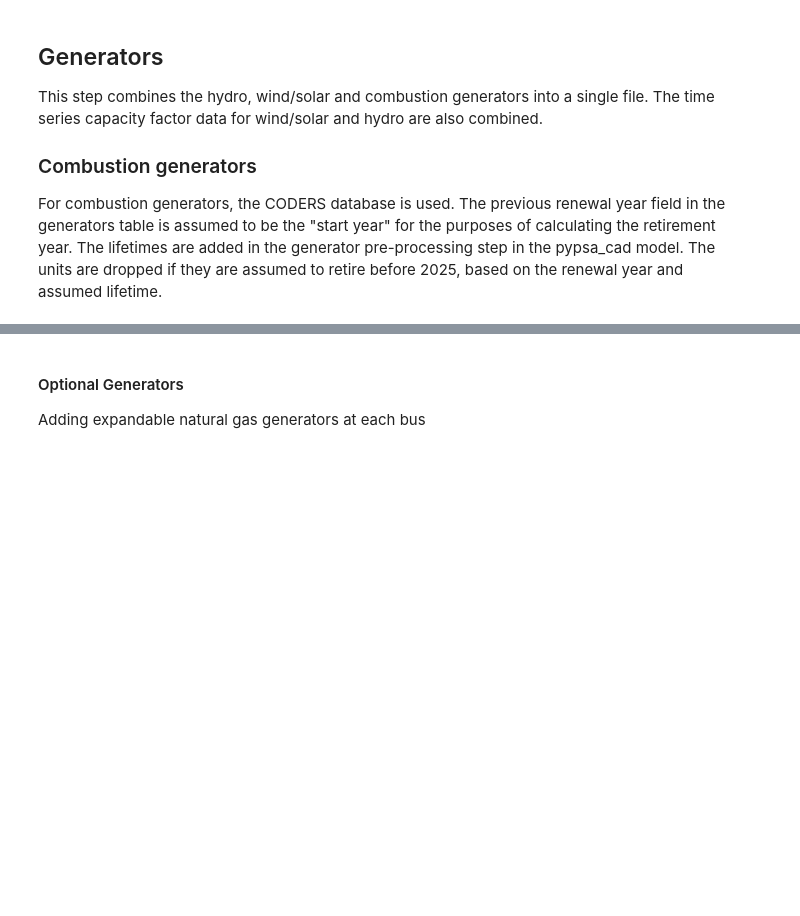
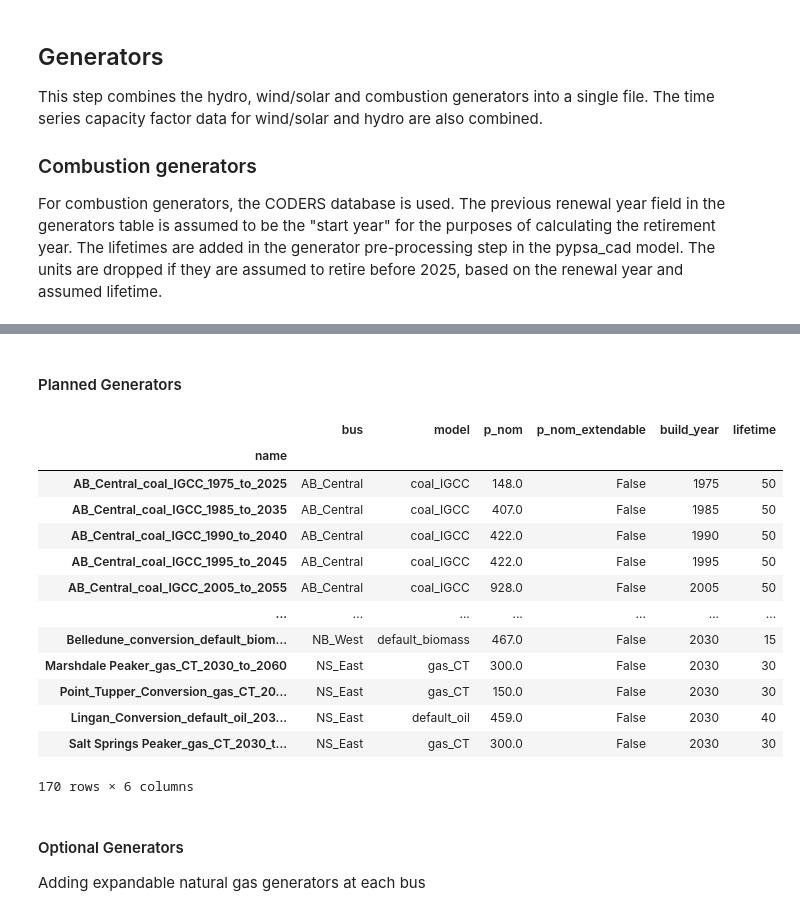
Before and after one commit to NRCan/pypsa-canada-national, a Jupyter notebook: 4 - Create Model.ipynb, the cells around one changed output, grey strips where cells are left out. Cells and saved outputs as stored; diff of their text form; code cells hidden in the pictures; blank space fills up the shorter version.

```diff
--- a/4 - Create Model.ipynb
+++ b/4 - Create Model.ipynb
@@ -141,3 +144,48 @@ combustion_gens.head()
+# %% [markdown]
+#### Planned Generators
+# %%
+# Planned generator data
+planned_gens = pd.read_csv(os.path.join(path, 'data', 'planned_projects', 'new_capacity.csv'))
+planned_gens = planned_gens[~planned_gens.gen_type.isin(['hydro_run', 'hydro_daily', 'hydro_monthly', 'solar_PV', 'wind_ons'])]
+planned_gens['geometry'] = planned_gens.apply(lambda row: Point(row.longitude, row.latitude), axis=1)
+planned_gens = gpd.GeoDataFrame(planned_gens, geometry=planned_gens.geometry, index=planned_gens.index, crs='EPSG:4326').to_crs('EPSG: 3347')
+planned_gens = planned_gens.sjoin_nearest(clusters, how='left')
+planned_gens = planned_gens.drop(['geometry', 'province'], axis=1)
+planned_gens = planned_gens.rename({'generation_unit_name': 'name', 'gen_type': 'model', 'unit_installed_capacity':'p_nom', 'cluster':'bus'}, axis=1)
+planned_gens['p_nom_extendable'] = False
+planned_gens['lifetime'] = planned_gens['model'].map(gen_life)
+
+planned_gens['build_year'] = (5 * np.ceil((planned_gens['build_year']) / 5)).astype(int)
+
+planned_gens['retirement_year'] = (5 * np.ceil((planned_gens['build_year'] + planned_gens['lifetime']) / 5)).astype(int)
+planned_gens['retirement_year'] = planned_gens['name'].map(retirements).fillna(planned_gens.retirement_year)
+planned_gens['retirement_year'] = (5 * np.ceil((planned_gens['retirement_year']) / 5)).astype(int)
+
+planned_gens['lifetime'] = planned_gens['retirement_year'].subtract(planned_gens['build_year'])
+
+planned_gens['name'] = planned_gens.name + '_' + planned_gens.model + '_' + planned_gens.build_year.astype(str) + '_to_' + planned_gens.retirement_year.astype(str)
+
+planned_gens = planned_gens.set_index('name', drop=True)
+planned_gens = planned_gens.drop(['latitude', 'longitude', 'retirement_year'], axis=1)
+
+combustion_gens = pd.concat([combustion_gens, planned_gens])
+
+combustion_gens
+# %% [output]
+|  | bus | model | p_nom | p_nom_extendable | build_year | lifetime |
+| name |  |  |  |  |  |  |
+| AB_Central_coal_IGCC_1975_to_2025 | AB_Central | coal_IGCC | 148.0 | False | 1975 | 50 |
+| AB_Central_coal_IGCC_1985_to_2035 | AB_Central | coal_IGCC | 407.0 | False | 1985 | 50 |
+| AB_Central_coal_IGCC_1990_to_2040 | AB_Central | coal_IGCC | 422.0 | False | 1990 | 50 |
+| AB_Central_coal_IGCC_1995_to_2045 | AB_Central | coal_IGCC | 422.0 | False | 1995 | 50 |
+| AB_Central_coal_IGCC_2005_to_2055 | AB_Central | coal_IGCC | 928.0 | False | 2005 | 50 |
+| ... | ... | ... | ... | ... | ... | ... |
+| Belledune_conversion_default_biom... | NB_West | default_biomass | 467.0 | False | 2030 | 15 |
+| Marshdale Peaker_gas_CT_2030_to_2060 | NS_East | gas_CT | 300.0 | False | 2030 | 30 |
+| Point_Tupper_Conversion_gas_CT_20... | NS_East | gas_CT | 150.0 | False | 2030 | 30 |
+| Lingan_Conversion_default_oil_203... | NS_East | default_oil | 459.0 | False | 2030 | 40 |
+| Salt Springs Peaker_gas_CT_2030_t... | NS_East | gas_CT | 300.0 | False | 2030 | 30 |
+170 rows × 6 columns
 # %% [markdown]
 #### Optional Generators
 Adding expandable natural gas generators at each bus
```
Also changed, not shown: parts of 7 cells of this notebook, 2 other files.
